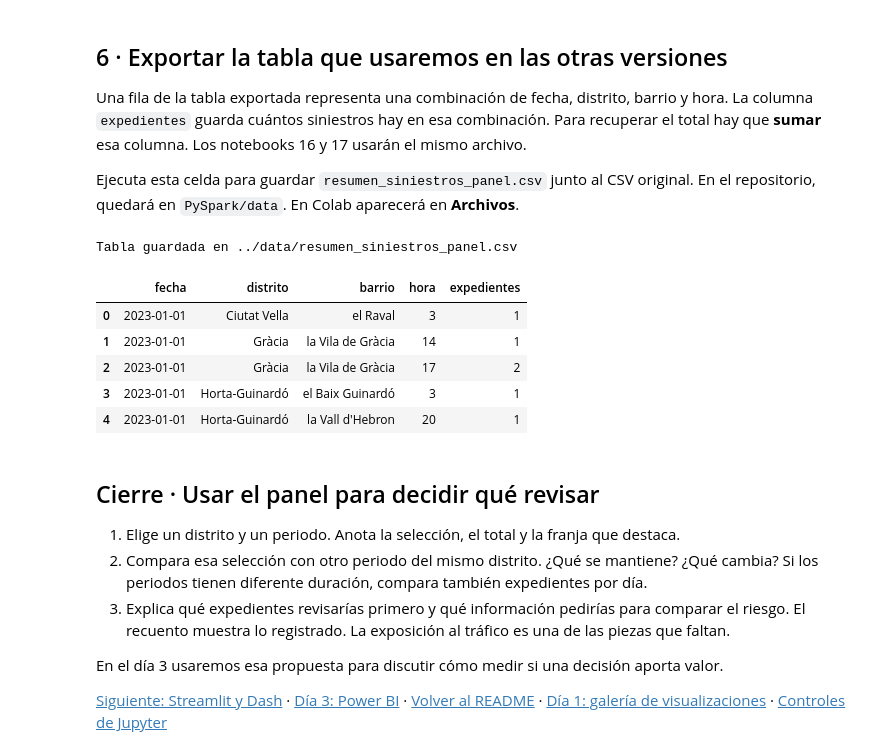
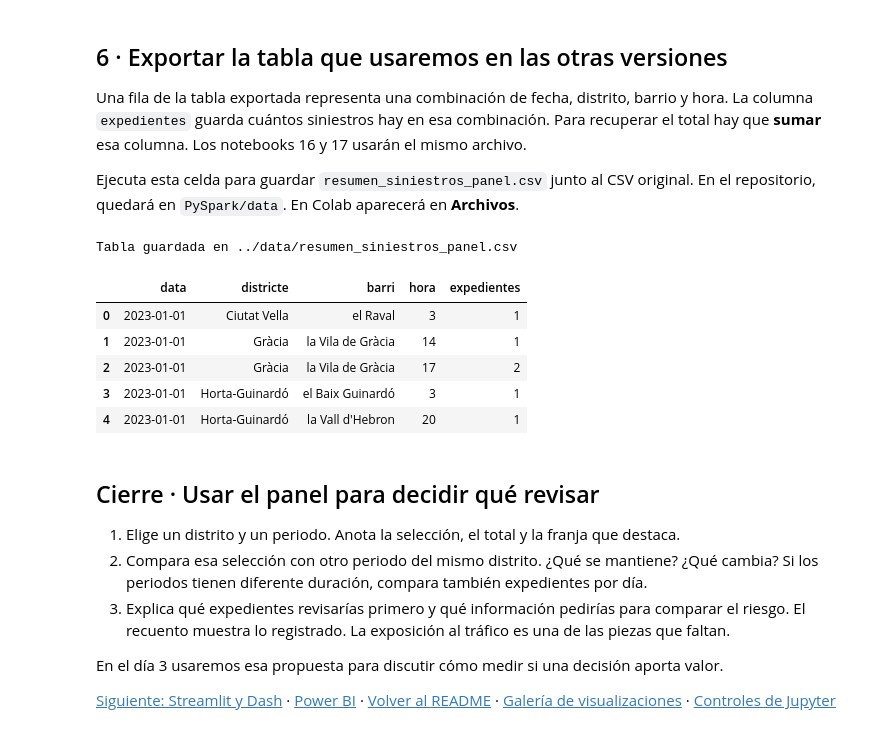
Before and after one commit to alanaolivieri/big_data_course, a Jupyter notebook: PySpark/notebooks/15_panel_siniestros.ipynb, the cells around one changed output. Saved outputs shown, nothing was run; the diff lists cells and outputs as text; code cells hidden in the pictures.

```diff
--- a/PySpark/notebooks/15_panel_siniestros.ipynb
+++ b/PySpark/notebooks/15_panel_siniestros.ipynb
@@ -20,7 +20,7 @@ sns.set_theme(style="whitegrid")
 
 ruta = '../data/2023_accidents_causa_conductor_gu_bcn_siniestros.csv'
 
-siniestros = pd.read_csv(ruta)
+siniestros = pd.read_csv(ruta, parse_dates=['data'])
 siniestros.head()
 # %% [output]
 |  | expedient | districte | barri | torn | year | month | day | hora | latitud | longitud | ... |
@@ -167,17 +184,17 @@ Una fila de la tabla exportada representa una combinación de fecha, distrito, b
 
 Ejecuta esta celda para guardar `resumen_siniestros_panel.csv` junto al CSV original. En el repositorio, quedará en `PySpark/data`. En Colab aparecerá en **Archivos**.
 # %%
-tabla_panel = (siniestros.groupby(['fecha', 'distrito', 'barrio', 'hora'])
+tabla_panel = (siniestros.groupby(['data', 'districte', 'barri', 'hora'])
                .size().rename('expedientes').reset_index())
 assert tabla_panel['expedientes'].sum() == len(siniestros)
 
 destino = '../data/resumen_siniestros_panel.csv'
 tabla_panel.to_csv(destino, index=False, encoding='utf-8-sig')
 print(f'Tabla guardada en {destino}')
 tabla_panel.head()
 # %% [output]
 Tabla guardada en ../data/resumen_siniestros_panel.csv
-|  | fecha | distrito | barrio | hora | expedientes |
+|  | data | districte | barri | hora | expedientes |
 | 0 | 2023-01-01 | Ciutat Vella | el Raval | 3 | 1 |
 | 1 | 2023-01-01 | Gràcia | la Vila de Gràcia | 14 | 1 |
 | 2 | 2023-01-01 | Gràcia | la Vila de Gràcia | 17 | 2 |
@@ -192,4 +209,4 @@ Tabla guardada en ../data/resumen_siniestros_panel.csv
 
 En el día 3 usaremos esa propuesta para discutir cómo medir si una decisión aporta valor.
 
-[Siguiente: Streamlit y Dash](16_panel_streamlit_y_dash.ipynb) · [Día 3: Power BI](17_power_bi_y_valor.ipynb) · [Volver al README](../README.md) · [Día 1: galería de visualizaciones](14_visualizacion_siniestros.ipynb) · [Controles de Jupyter](https://ipywidgets.readthedocs.io/en/stable/examples/Using%20Interact.html)
+[Siguiente: Streamlit y Dash](16_panel_streamlit_y_dash.ipynb) · [Power BI](17_power_bi_y_valor.ipynb) · [Volver al README](../README.md) · [Galería de visualizaciones](14_visualizacion_siniestros.ipynb) · [Controles de Jupyter](https://ipywidgets.readthedocs.io/en/stable/examples/Using%20Interact.html)
```
Also changed, not shown: parts of 4 cells of this notebook, 1 other file.
